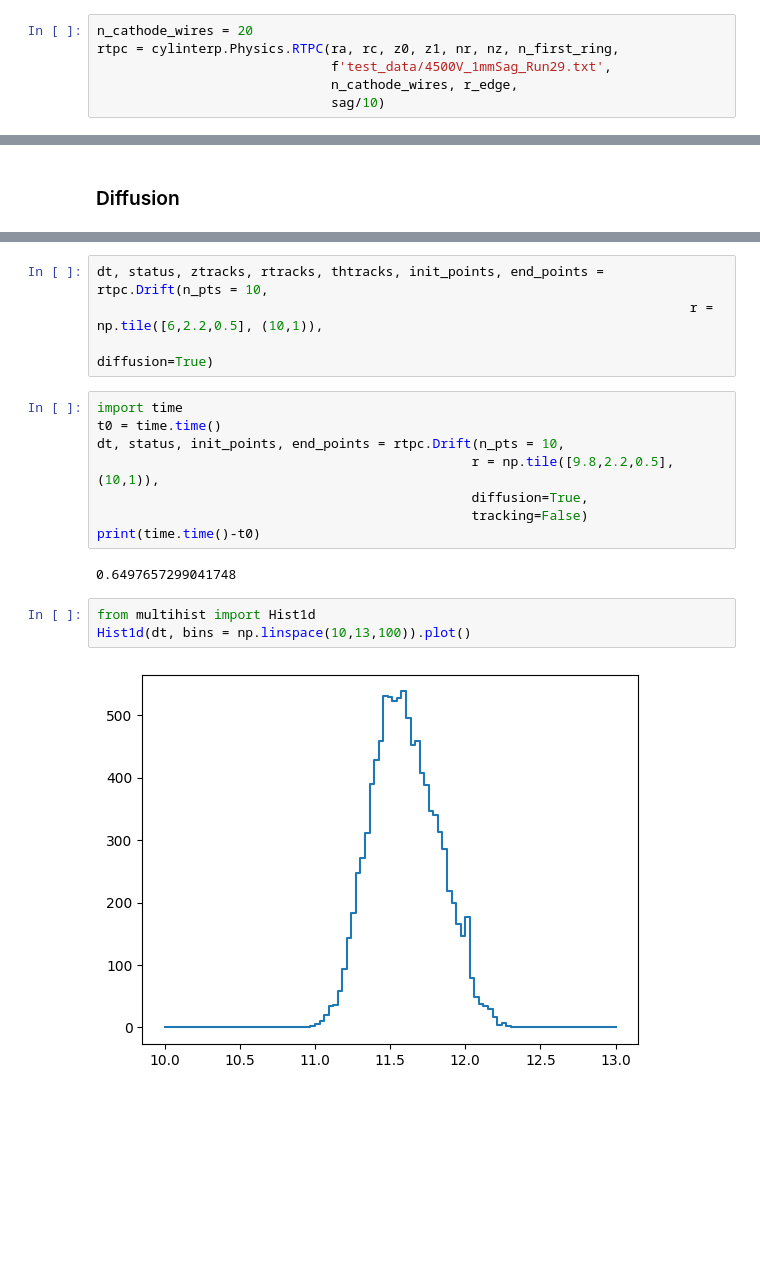
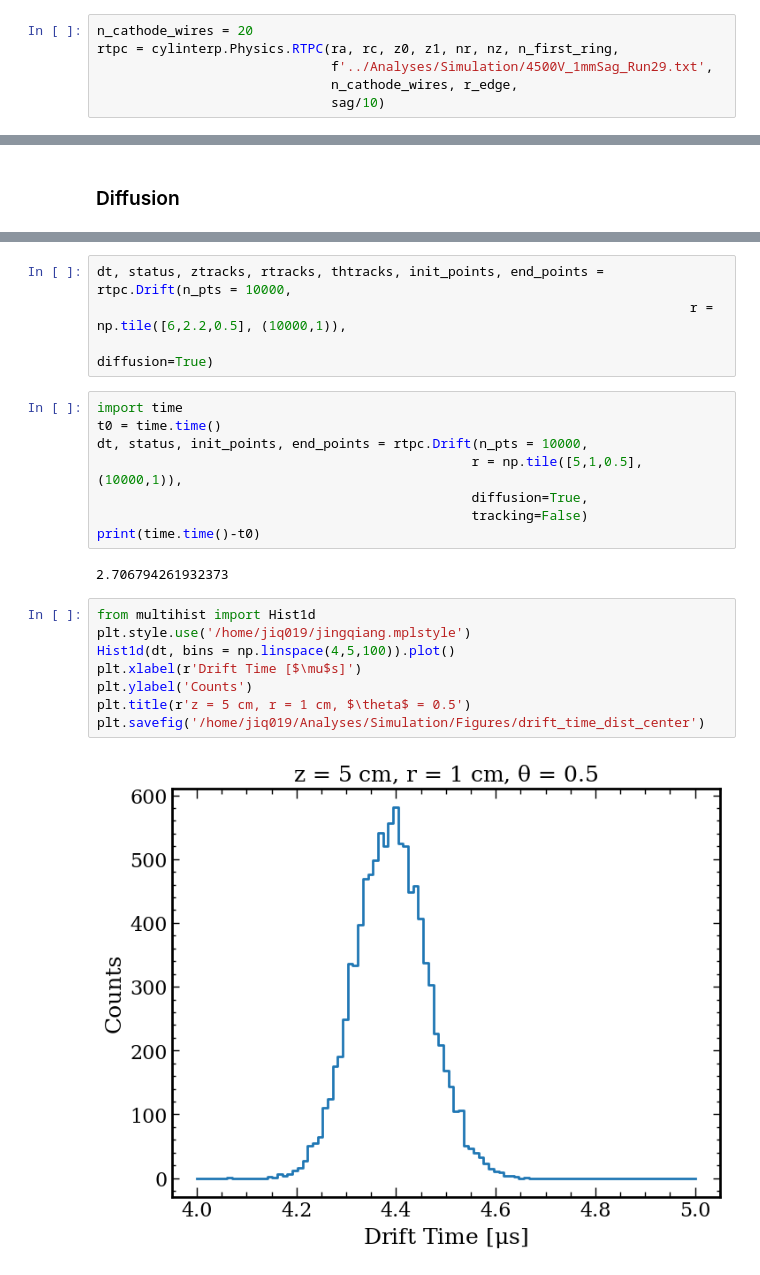
Before and after one commit to darkmatter-ucsd/cylinterp, a Jupyter notebook: cylinterp_tutorial.ipynb, the cells around one changed output, grey strips where cells are left out. Cells and saved outputs as stored; diff of their text form; blank space fills up the shorter version.

```diff
--- a/cylinterp_tutorial.ipynb
+++ b/cylinterp_tutorial.ipynb
@@ -83,7 +83,7 @@ This sets up the drift which allows us to compute drift tiems
 # %%
 n_cathode_wires = 20
 rtpc = cylinterp.Physics.RTPC(ra, rc, z0, z1, nr, nz, n_first_ring,
-                              f'test_data/4500V_1mmSag_Run29.txt',
+                              f'../Analyses/Simulation/4500V_1mmSag_Run29.txt',
                               n_cathode_wires, r_edge,
                               sag/10)
 # %% [markdown]
@@ -222,19 +222,24 @@ plt.show()
 # %%
-dt, status, ztracks, rtracks, thtracks, init_points, end_points = rtpc.Drift(n_pts = 10,
-                                                                            r = np.tile([6,2.2,0.5], (10,1)),
+dt, status, ztracks, rtracks, thtracks, init_points, end_points = rtpc.Drift(n_pts = 10000,
+                                                                            r = np.tile([6,2.2,0.5], (10000,1)),
                                                                             diffusion=True)
 # %%
 import time
 t0 = time.time()
-dt, status, init_points, end_points = rtpc.Drift(n_pts = 10,
-                                                r = np.tile([9.8,2.2,0.5], (10,1)),
+dt, status, init_points, end_points = rtpc.Drift(n_pts = 10000,
+                                                r = np.tile([5,1,0.5], (10000,1)),
                                                 diffusion=True,
                                                 tracking=False)
 print(time.time()-t0)
 # %% [output]
-0.6497657299041748
+2.706794261932373
 # %%
 from multihist import Hist1d
-Hist1d(dt, bins = np.linspace(10,13,100)).plot()
+plt.style.use('/home/jiq019/jingqiang.mplstyle')
+Hist1d(dt, bins = np.linspace(4,5,100)).plot()
+plt.xlabel(r'Drift Time [$\mu$s]')
+plt.ylabel('Counts')
+plt.title(r'z = 5 cm, r = 1 cm, $\theta$ = 0.5')
+plt.savefig('/home/jiq019/Analyses/Simulation/Figures/drift_time_dist_center')
 # %% [output]
-[figure, old version]
+[figure, new version]
```
Also changed, not shown: parts of 5 cells of this notebook, 5 other files.
